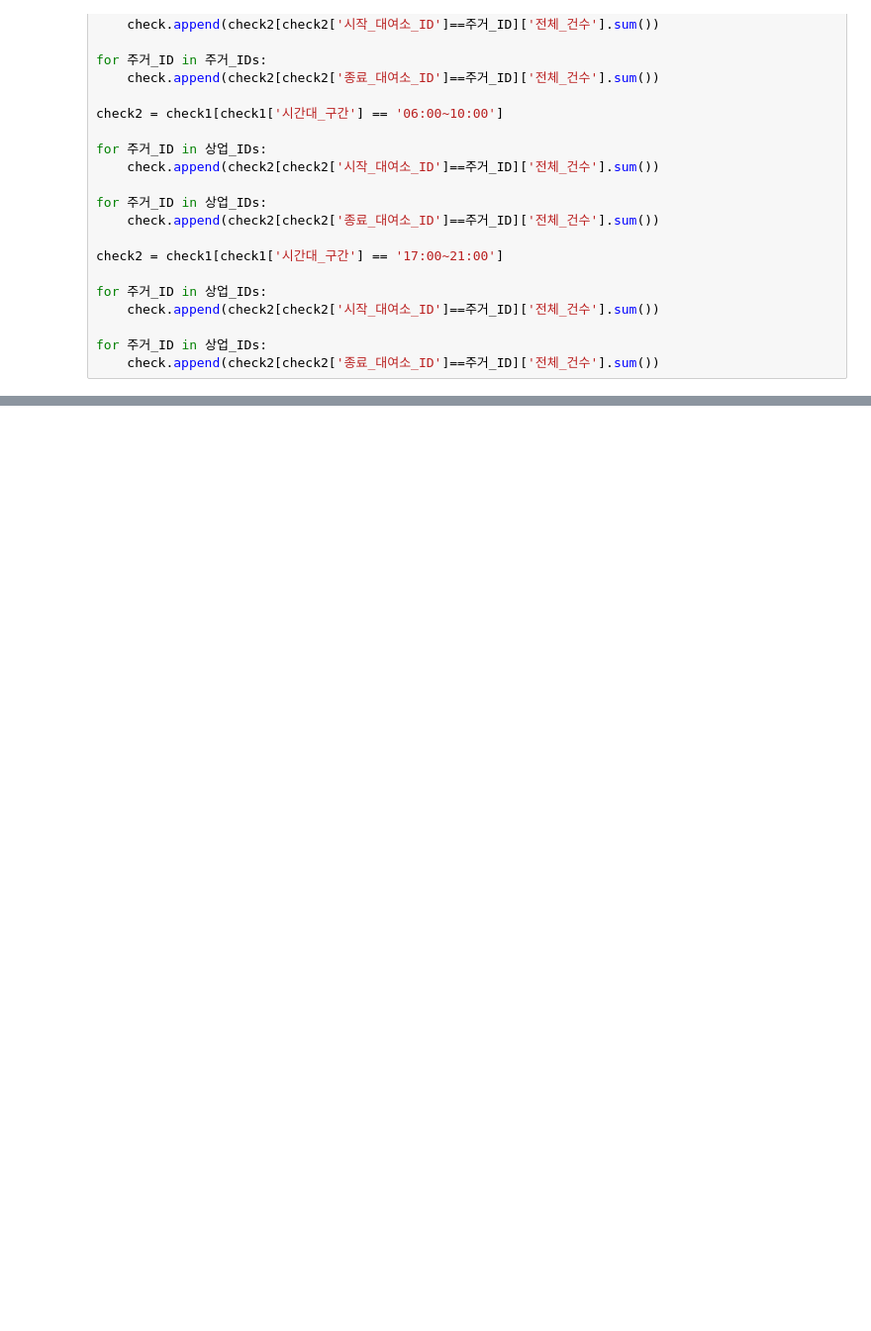
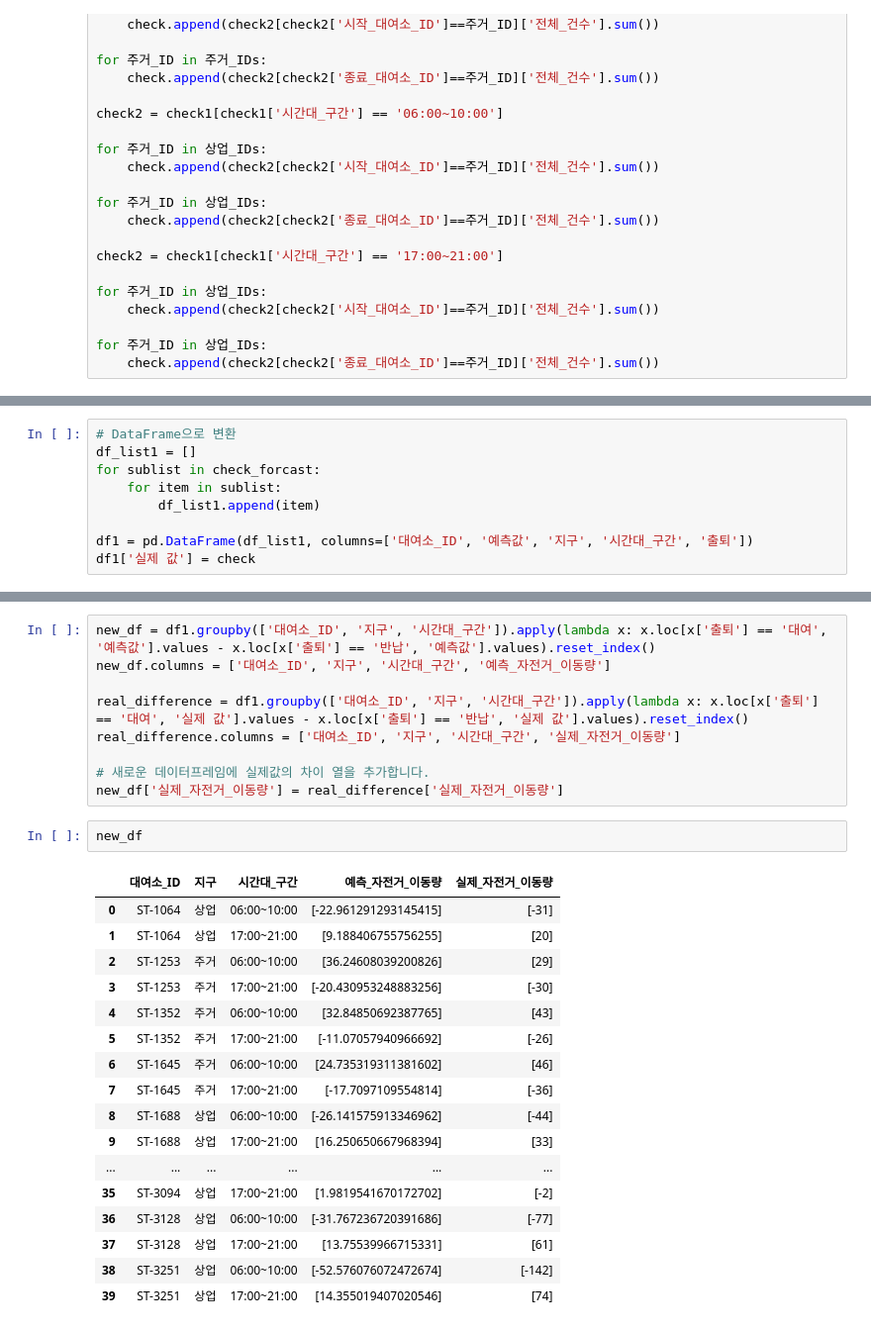
Before and after one commit to minseokpark6/SemiProject_Group3, a Jupyter notebook: Code/choiinwoo/20240508_1자료.ipynb, the cells around one changed output, grey strips where cells are left out. Shown: that part at 99% size. Cells and saved outputs as stored; diff of their text form; blank space fills up the shorter version.

```diff
--- a/Code/choiinwoo/20240508_1자료.ipynb
+++ b/Code/choiinwoo/20240508_1자료.ipynb
@@ -480,0 +857,9 @@ check
+# %%
+# DataFrame으로 변환
+df_list1 = []
+for sublist in check_forcast:
+    for item in sublist:
+        df_list1.append(item)
+
+df1 = pd.DataFrame(df_list1, columns=['대여소_ID', '예측값', '지구', '시간대_구간', '출퇴'])
+df1['실제 값'] = check
@@ -480,0 +882,29 @@ check
+# %%
+new_df = df1.groupby(['대여소_ID', '지구', '시간대_구간']).apply(lambda x: x.loc[x['출퇴'] == '대여', '예측값'].values - x.loc[x['출퇴'] == '반납', '예측값'].values).reset_index()
+new_df.columns = ['대여소_ID', '지구', '시간대_구간', '예측_자전거_이동량']
+
+real_difference = df1.groupby(['대여소_ID', '지구', '시간대_구간']).apply(lambda x: x.loc[x['출퇴'] == '대여', '실제 값'].values - x.loc[x['출퇴'] == '반납', '실제 값'].values).reset_index()
+real_difference.columns = ['대여소_ID', '지구', '시간대_구간', '실제_자전거_이동량']
+
+# 새로운 데이터프레임에 실제값의 차이 열을 추가합니다.
+new_df['실제_자전거_이동량'] = real_difference['실제_자전거_이동량']
+# %%
+new_df
+# %% [output]
+|  | 대여소_ID | 지구 | 시간대_구간 | 예측_자전거_이동량 | 실제_자전거_이동량 |
+| 0 | ST-1064 | 상업 | 06:00~10:00 | [-22.961291293145415] | [-31] |
+| 1 | ST-1064 | 상업 | 17:00~21:00 | [9.188406755756255] | [20] |
+| 2 | ST-1253 | 주거 | 06:00~10:00 | [36.24608039200826] | [29] |
+| 3 | ST-1253 | 주거 | 17:00~21:00 | [-20.430953248883256] | [-30] |
+| 4 | ST-1352 | 주거 | 06:00~10:00 | [32.84850692387765] | [43] |
+| 5 | ST-1352 | 주거 | 17:00~21:00 | [-11.07057940966692] | [-26] |
+| 6 | ST-1645 | 주거 | 06:00~10:00 | [24.735319311381602] | [46] |
+| 7 | ST-1645 | 주거 | 17:00~21:00 | [-17.7097109554814] | [-36] |
+| 8 | ST-1688 | 상업 | 06:00~10:00 | [-26.141575913346962] | [-44] |
+| 9 | ST-1688 | 상업 | 17:00~21:00 | [16.250650667968394] | [33] |
+| ... | ... | ... | ... | ... | ... |
+| 35 | ST-3094 | 상업 | 17:00~21:00 | [1.9819541670172702] | [-2] |
+| 36 | ST-3128 | 상업 | 06:00~10:00 | [-31.767236720391686] | [-77] |
+| 37 | ST-3128 | 상업 | 17:00~21:00 | [13.75539966715331] | [61] |
+| 38 | ST-3251 | 상업 | 06:00~10:00 | [-52.576076072472674] | [-142] |
+| 39 | ST-3251 | 상업 | 17:00~21:00 | [14.355019407020546] | [74] |
```
Also changed, not shown: parts of 21 cells of this notebook, 1 other file.
